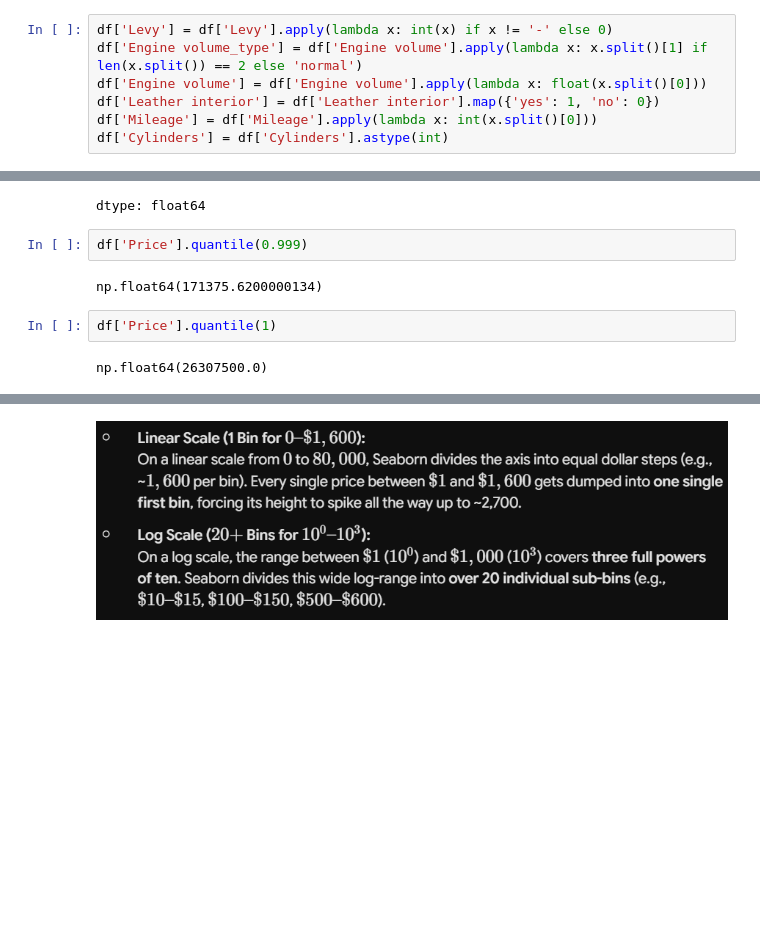
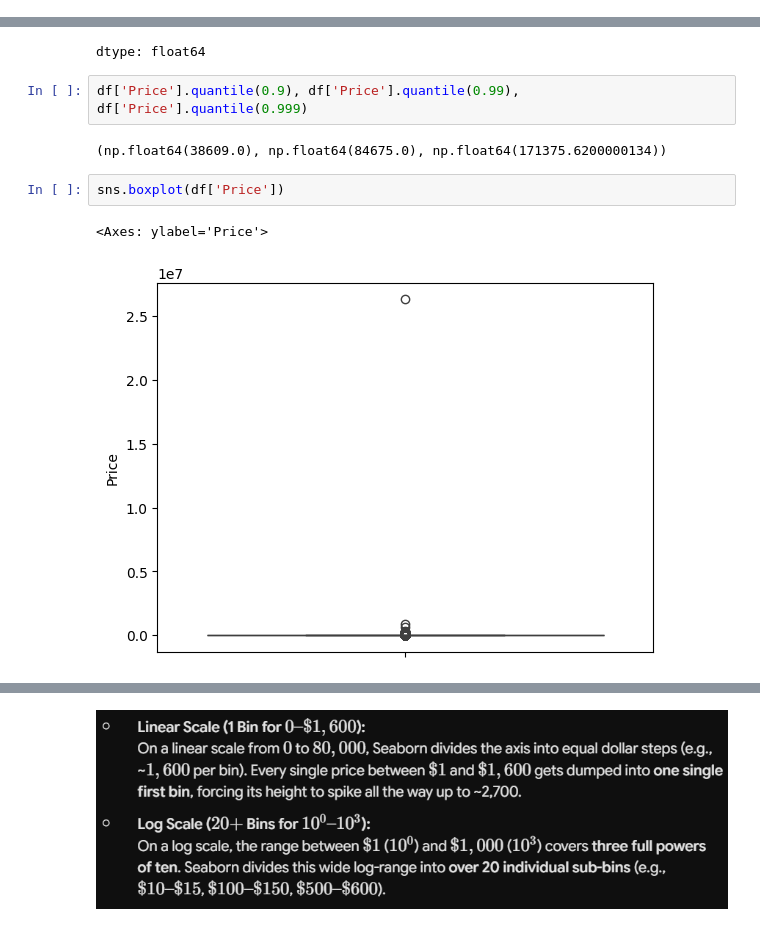
Before and after one commit to Moulicodes/car-price-prediction, a Jupyter notebook: car_price_predictor.ipynb, the cells around one changed output, grey strips where cells are left out. Drawn from its saved outputs; the diff is of its cells as text; blank space fills up the shorter version.

```diff
--- a/car_price_predictor.ipynb
+++ b/car_price_predictor.ipynb
@@ -56,7 +62,0 @@ df.sample(3)
-# %%
-df['Levy'] = df['Levy'].apply(lambda x: int(x) if x != '-' else 0)
-df['Engine volume_type'] = df['Engine volume'].apply(lambda x: x.split()[1] if len(x.split()) == 2 else 'normal')
-df['Engine volume'] = df['Engine volume'].apply(lambda x: float(x.split()[0]))
-df['Leather interior'] = df['Leather interior'].map({'yes': 1, 'no': 0})
-df['Mileage'] = df['Mileage'].apply(lambda x: int(x.split()[0]))
-df['Cylinders'] = df['Cylinders'].astype(int)
@@ -96,11 +78,12 @@ df['Price'].describe()
 | max | 2.630750e+07 |
 dtype: float64
 # %%
-df['Price'].quantile(0.999)
+df['Price'].quantile(0.9), df['Price'].quantile(0.99), df['Price'].quantile(0.999)
 # %% [output]
-np.float64(171375.6200000134)
+(np.float64(38609.0), np.float64(84675.0), np.float64(171375.6200000134))
-# %%
-df['Price'].quantile(1)
-# %% [output]
-np.float64(26307500.0)
+# %%
+sns.boxplot(df['Price'])
+# %% [output]
+<Axes: ylabel='Price'>
+[figure, added]
 # %%
```
Also changed, not shown: parts of 84 cells of this notebook.
